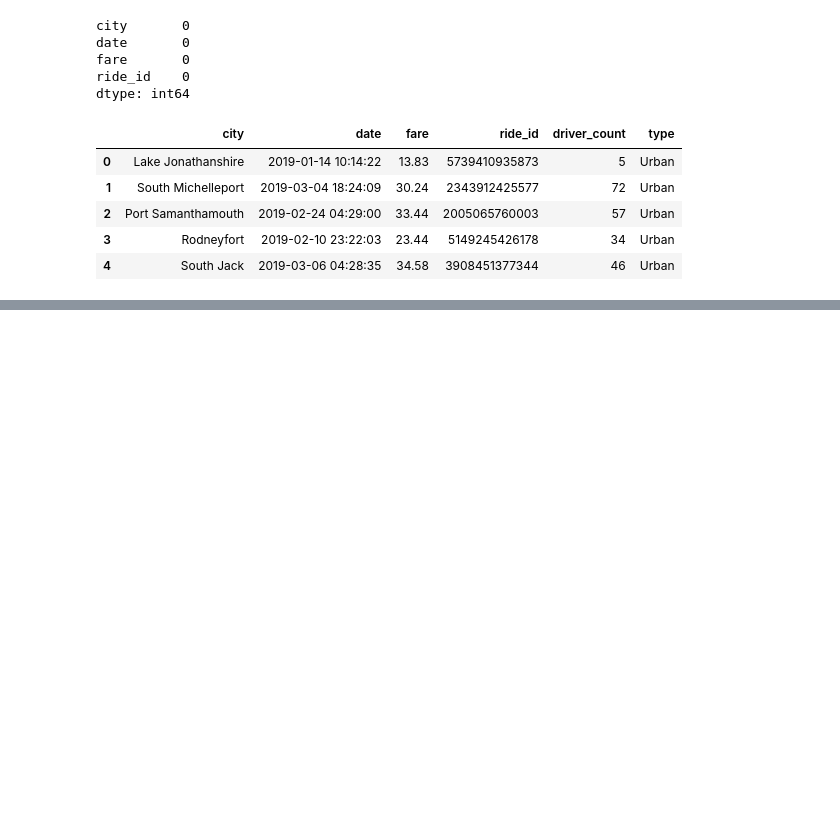
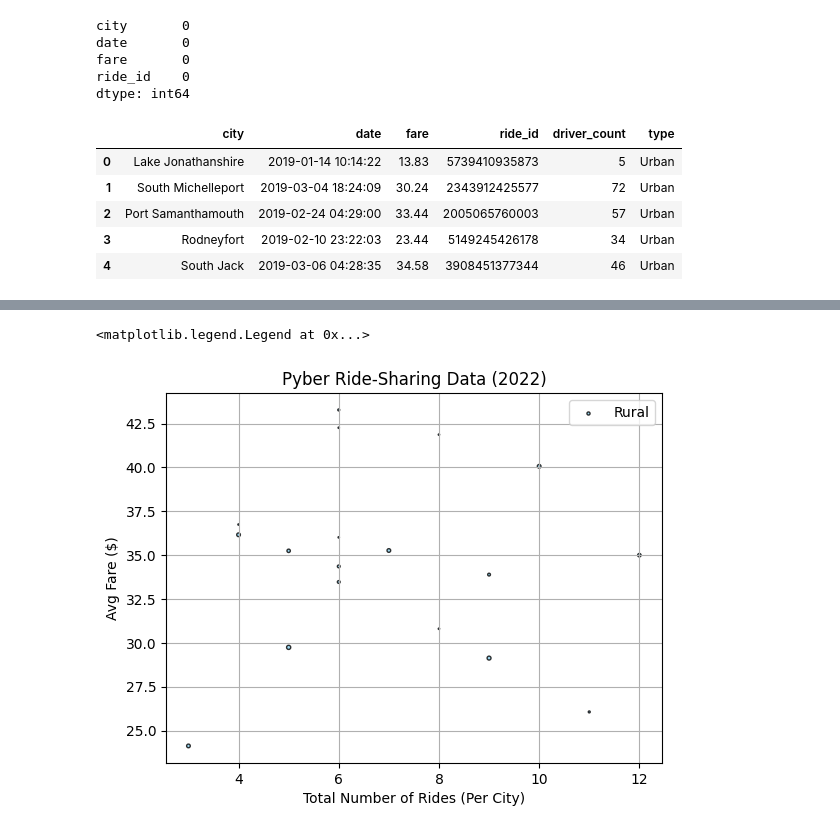
Before and after one commit to Cybercelt386/-PyBer_Analysis, a Jupyter notebook: pandas_in_matplotlib.ipynb, the cells around one changed output, grey strips where cells are left out. Drawn from its saved outputs; the diff is of its cells as text; code cells hidden in the pictures; blank space fills up the shorter version.

```diff
--- a/pandas_in_matplotlib.ipynb
+++ b/pandas_in_matplotlib.ipynb
@@ -38,0 +77,3 @@ pyber_data_df.head()
+# %%
+rural_cities_df = pyber_data_df[pyber_data_df["type"] == "Rural"]
+rural_cities_df.head()
@@ -38,0 +103,3 @@ pyber_data_df.head()
+# %%
+rural_ride_count = rural_cities_df.groupby(["city"]).count()["ride_id"]
+#rural_ride_count.head()
@@ -38,0 +112,3 @@ pyber_data_df.head()
+# %%
+rural_fare_avg = rural_cities_df.groupby(["city"]).mean()["fare"]
+#rural_fare_avg.head()
@@ -38,0 +121,3 @@ pyber_data_df.head()
+# %%
+rural_driver_count = rural_cities_df.groupby(["city"]).mean()["driver_count"]
+#rural_driver_count.head()
@@ -38,0 +144,10 @@ pyber_data_df.head()
+# %%
+plt.scatter(rural_ride_count, rural_fare_avg, s=rural_driver_count, color="skyblue", edgecolor="black", linewidths=1, label="Rural", alpha=0.8)
+plt.title("Pyber Ride-Sharing Data (2022)")
+plt.ylabel("Avg Fare ($)")
+plt.xlabel("Total Number of Rides (Per City)")
+plt.grid(True)
+plt.legend()
+# %% [output]
+<matplotlib.legend.Legend at 0x...>
+[figure, added]
```
Also changed, not shown: parts of 38 cells of this notebook, 2 other files.
